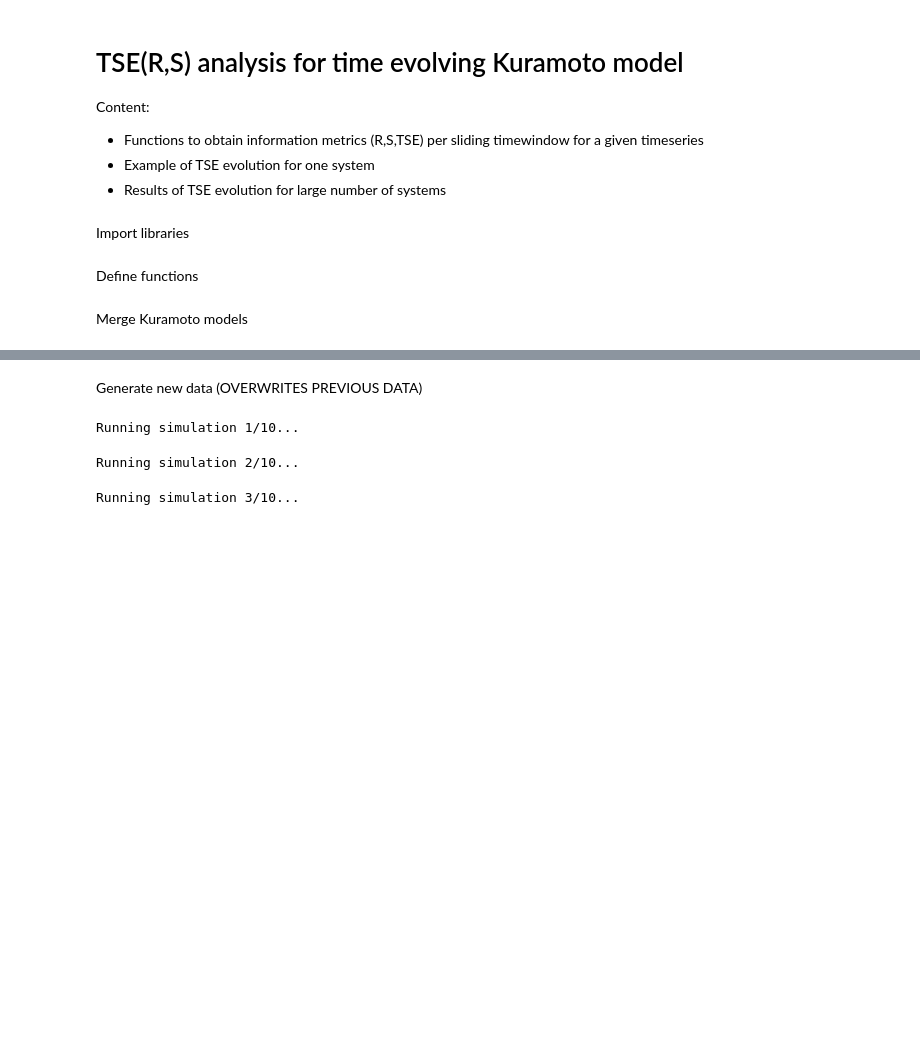
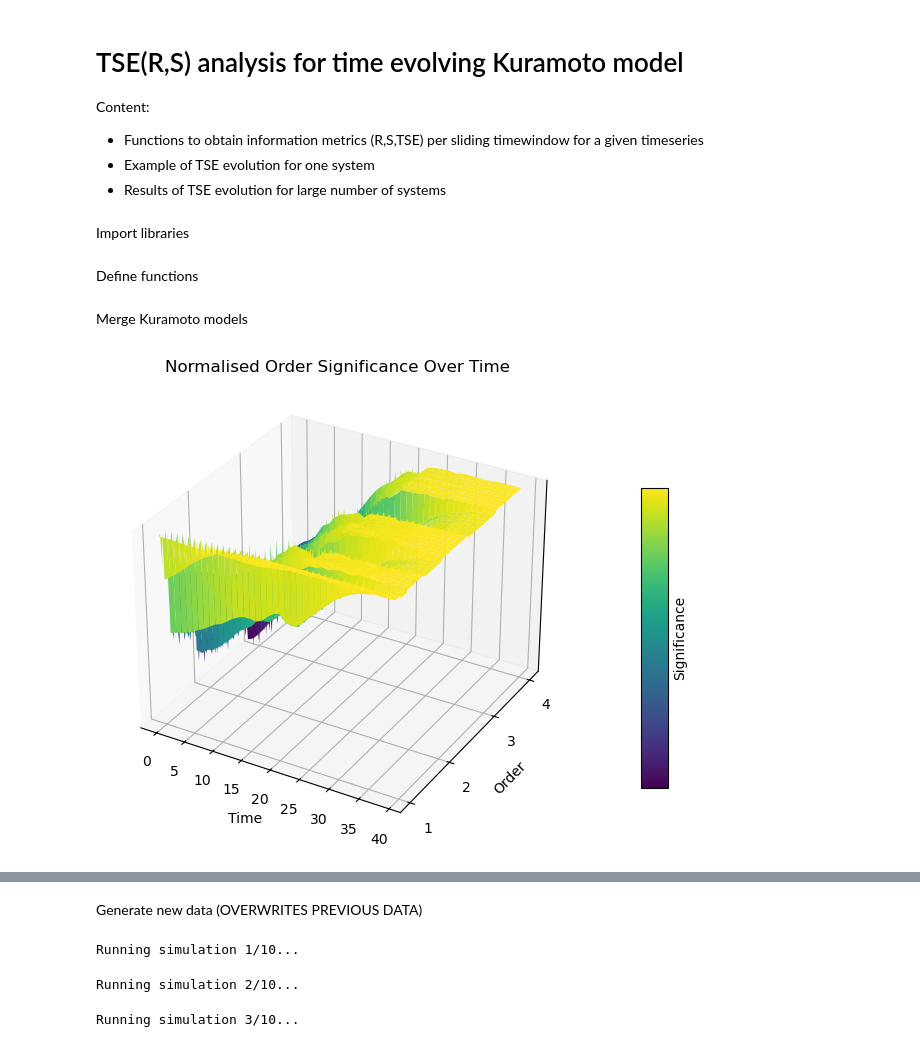
Before and after one commit to cyrilrommens/PhD_1, a Jupyter notebook: TSE_kuramoto.ipynb, the cells around one changed output, grey strips where cells are left out. Cells and saved outputs as stored; diff of their text form; code cells hidden in the pictures; blank space fills up the shorter version.

```diff
--- a/TSE_kuramoto.ipynb
+++ b/TSE_kuramoto.ipynb
@@ -233,3 +275,62 @@ dimension_max = 4
 dimension_tot = 8
 
 df_oscillators = interactions_values_relative(frequencies_df, window_size, window_step, dimension_max, dimension_tot)
+# %%
+import numpy as np
+import matplotlib.pyplot as plt
+from mpl_toolkits.mplot3d import Axes3D
+
+# Define data directly as a list of lists
+data = [list(d.values()) for d in df_oscillators["TC_lists"]]
+
+# Normalize each sublist
+#data = [[val / sum(sublist) for val in sublist] for sublist in data]
+
+# Convert to NumPy array
+data = np.array(data)
+
+data = data[:40]
+
+# Define X and Y grid based on indices
+x = np.arange(data.shape[0])  # Row indices (time)
+y = np.arange(data.shape[1])  # Column indices (order)
+X, Y = np.meshgrid(x, y, indexing="ij")  # Create meshgrid
+
+# Z values (actual values from the list of lists)
+Z = data
+
+# Create figure and 3D axis
+fig = plt.figure(figsize=(9, 6))  # Slightly wider figure to accommodate colorbar
+ax = fig.add_subplot(111, projection='3d')
+
+# Create surface plot
+surf = ax.plot_surface(X, Y, Z, cmap='viridis')
+
+# Adjust layout to make space for colorbar
+fig.subplots_adjust(right=0.8)  # Shift main plot left to free up space on the right
+
+# Create colorbar
+cbar_ax = fig.add_axes([0.8, 0.2, 0.03, 0.5])  # [left, bottom, width, height]
+cbar = fig.colorbar(surf, cax=cbar_ax, label="Significance")
+
+# Remove colorbar ticks and labels
+cbar.ax.set_yticks([])
+cbar.ax.set_yticklabels([])
+
+# Set 4 y-axis ticks and labels
+ax.set_yticks([0, 50, 110, 160])  # Define tick positions
+ax.set_yticklabels(["1", "2", "3", "4"])  # Define corresponding labels
+
+# ax.set_yticks([0, 50, 110, 160, 190, 220, 240, 260])  # Define tick positions
+# ax.set_yticklabels(["1", "2", "3", "4", '5', '6', '7', '8'])  # Define corresponding labels
+
+# Labels
+ax.set_xlabel("Time")
+ax.set_ylabel("Order")
+#ax.set_zlabel("Significance")
+ax.set_zticks([])
+ax.set_title("Normalised Order Significance Over Time")
+
+plt.show()
+# %% [output]
+[figure, added]
```
Also changed, not shown: parts of 7 cells of this notebook.
